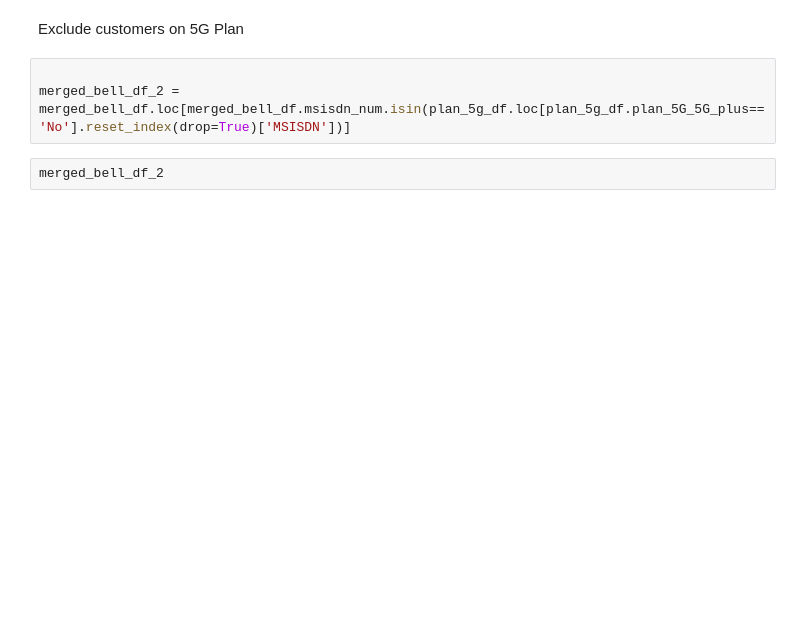
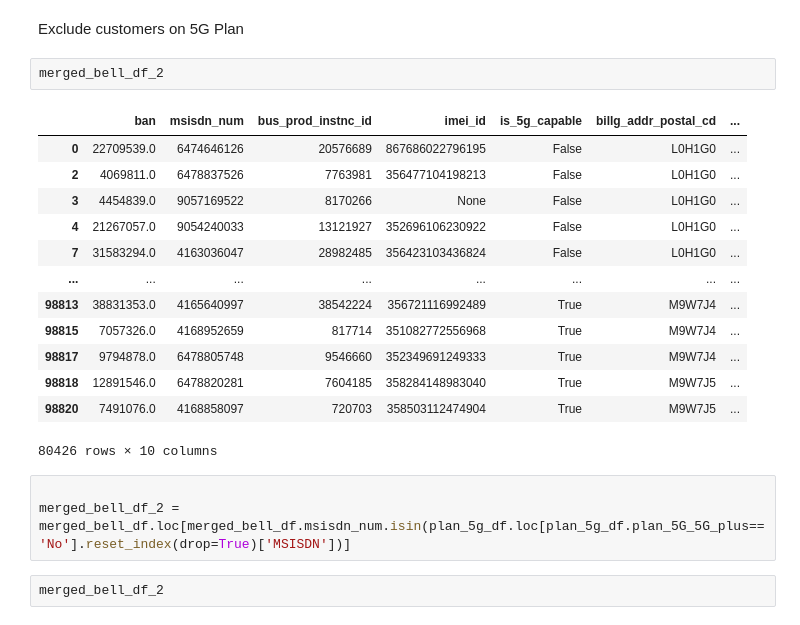
Before and after one commit to owen-telus/owens_repo, a Jupyter notebook: misc/sizing/5G.ipynb, the cells around one changed output. Drawn from its saved outputs; the diff is of its cells as text; blank space fills up the shorter version.

```diff
--- a/misc/sizing/5G.ipynb
+++ b/misc/sizing/5G.ipynb
@@ -78,5 +209,21 @@ merged_bell_df
 # %% [markdown]
 Exclude customers on 5G Plan
+# %%
+merged_bell_df_2
+# %% [output]
+|  | ban | msisdn_num | bus_prod_instnc_id | imei_id | is_5g_capable | billg_addr_postal_cd | ... |
+| 0 | 22709539.0 | 6474646126 | 20576689 | 867686022796195 | False | L0H1G0 | ... |
+| 2 | 4069811.0 | 6478837526 | 7763981 | 356477104198213 | False | L0H1G0 | ... |
+| 3 | 4454839.0 | 9057169522 | 8170266 | None | False | L0H1G0 | ... |
+| 4 | 21267057.0 | 9054240033 | 13121927 | 352696106230922 | False | L0H1G0 | ... |
+| 7 | 31583294.0 | 4163036047 | 28982485 | 356423103436824 | False | L0H1G0 | ... |
+| ... | ... | ... | ... | ... | ... | ... | ... |
+| 98813 | 38831353.0 | 4165640997 | 38542224 | 356721116992489 | True | M9W7J4 | ... |
+| 98815 | 7057326.0 | 4168952659 | 817714 | 351082772556968 | True | M9W7J4 | ... |
+| 98817 | 9794878.0 | 6478805748 | 9546660 | 352349691249333 | True | M9W7J4 | ... |
+| 98818 | 12891546.0 | 6478820281 | 7604185 | 358284148983040 | True | M9W7J5 | ... |
+| 98820 | 7491076.0 | 4168858097 | 720703 | 358503112474904 | True | M9W7J5 | ... |
+80426 rows × 10 columns
 # %%
 
 merged_bell_df_2 = merged_bell_df.loc[merged_bell_df.msisdn_num.isin(plan_5g_df.loc[plan_5g_df.plan_5G_5G_plus=='No'].reset_index(drop=True)['MSISDN'])]
```
Also changed, not shown: parts of 18 cells of this notebook, 2 other files.
